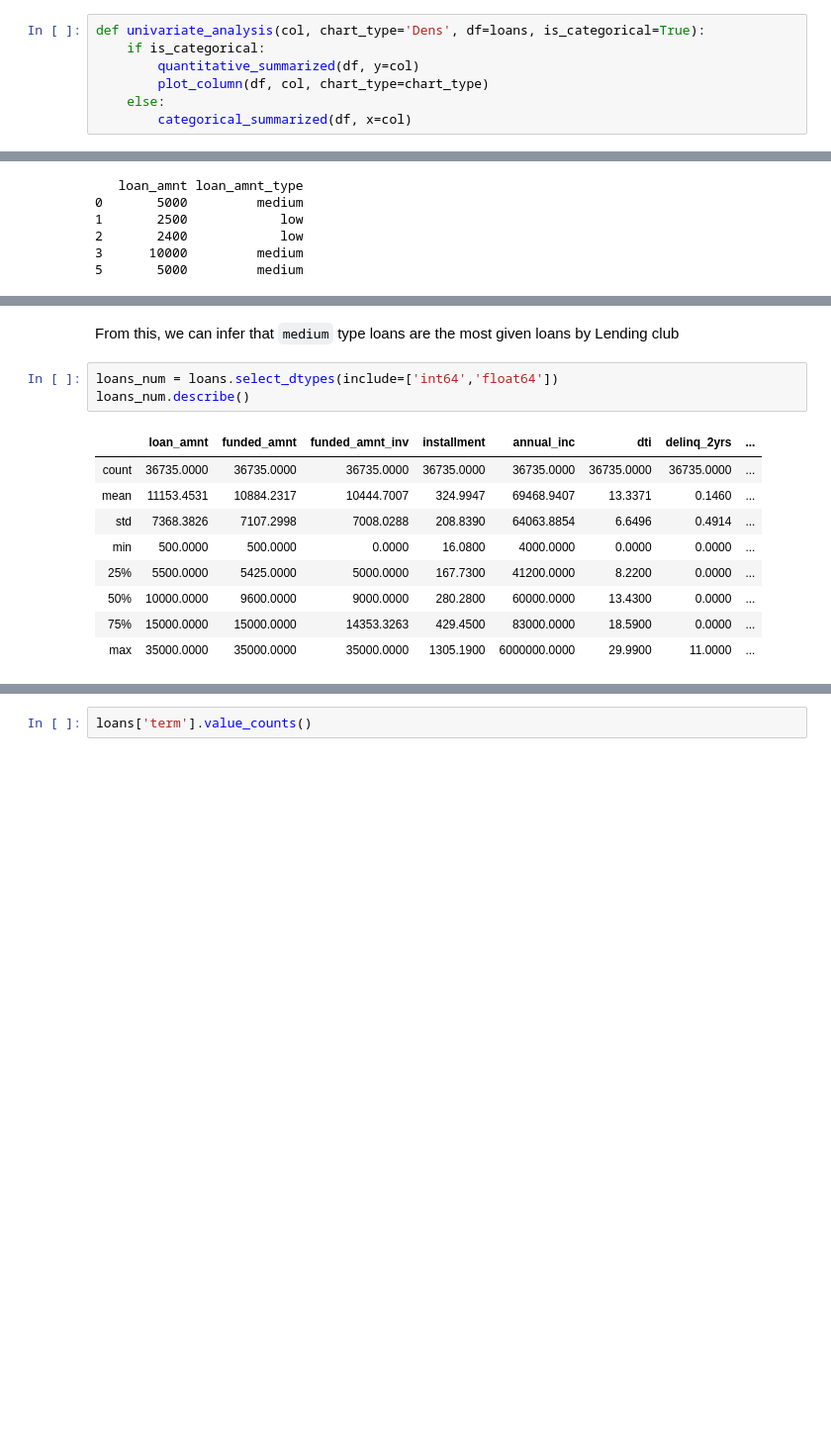
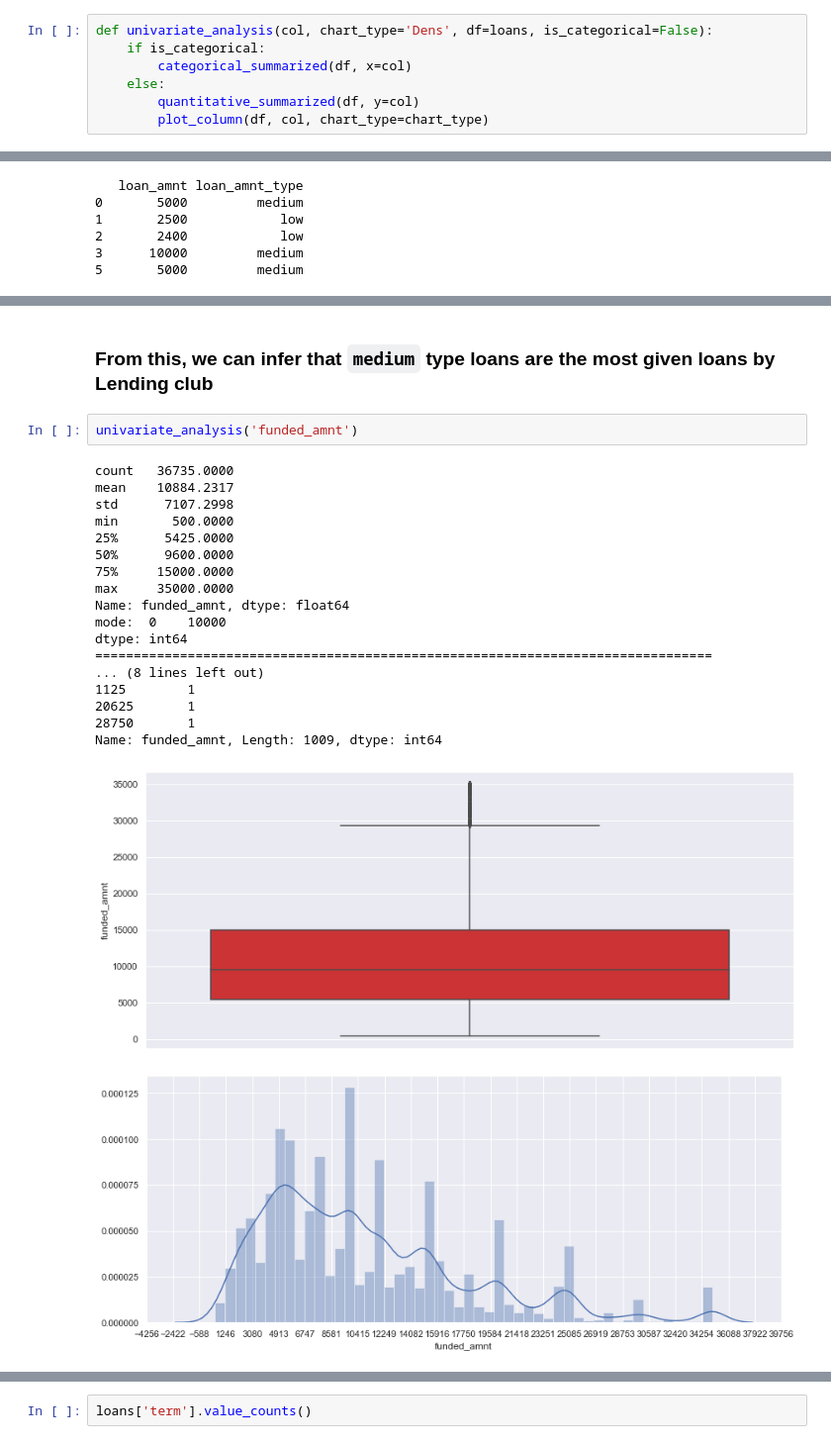
Before and after one commit to ashwanikumar04/loan-defaulter-case-study, a Jupyter notebook: ashwani_kumar.ipynb, the cells around one changed output, grey strips where cells are left out. Shown: that part at 99% size. Cells and saved outputs as stored; diff of their text form; blank space fills up the shorter version.

```diff
--- a/ashwani_kumar.ipynb
+++ b/ashwani_kumar.ipynb
@@ -454,12 +484,12 @@ def plot_column(df,
     plt.locator_params(axis='y', nbins=6)
     plt.show()
 # %%
-def univariate_analysis(col, chart_type='Dens', df=loans, is_categorical=True):
+def univariate_analysis(col, chart_type='Dens', df=loans, is_categorical=False):
     if is_categorical:
+        categorical_summarized(df, x=col)
+    else:
         quantitative_summarized(df, y=col)
         plot_column(df, col, chart_type=chart_type)
-    else:
-        categorical_summarized(df, x=col)
 # %%
 univariate_analysis('loan_amnt')
 # %% [output]
@@ -523,17 +553,26 @@ low        6886
 Name: loan_amnt_type, dtype: int64
 [figure]
 # %% [markdown]
-From this, we can infer that `medium` type loans are the most given loans by Lending club
+### From this, we can infer that `medium` type loans are the most given loans by Lending club
-# %%
-loans_num = loans.select_dtypes(include=['int64','float64'])
-loans_num.describe()
-# %% [output]
-|  | loan_amnt | funded_amnt | funded_amnt_inv | installment | annual_inc | dti | delinq_2yrs | ... |
-| count | 36735.0000 | 36735.0000 | 36735.0000 | 36735.0000 | 36735.0000 | 36735.0000 | 36735.0000 | ... |
-| mean | 11153.4531 | 10884.2317 | 10444.7007 | 324.9947 | 69468.9407 | 13.3371 | 0.1460 | ... |
-| std | 7368.3826 | 7107.2998 | 7008.0288 | 208.8390 | 64063.8854 | 6.6496 | 0.4914 | ... |
-| min | 500.0000 | 500.0000 | 0.0000 | 16.0800 | 4000.0000 | 0.0000 | 0.0000 | ... |
-| 25% | 5500.0000 | 5425.0000 | 5000.0000 | 167.7300 | 41200.0000 | 8.2200 | 0.0000 | ... |
-| 50% | 10000.0000 | 9600.0000 | 9000.0000 | 280.2800 | 60000.0000 | 13.4300 | 0.0000 | ... |
-| 75% | 15000.0000 | 15000.0000 | 14353.3263 | 429.4500 | 83000.0000 | 18.5900 | 0.0000 | ... |
-| max | 35000.0000 | 35000.0000 | 35000.0000 | 1305.1900 | 6000000.0000 | 29.9900 | 11.0000 | ... |
+# %%
+univariate_analysis('funded_amnt')
+# %% [output]
+count   36735.0000
+mean    10884.2317
+std      7107.2998
+min       500.0000
+25%      5425.0000
+50%      9600.0000
+75%     15000.0000
+max     35000.0000
+Name: funded_amnt, dtype: float64
+mode:  0    10000
+dtype: int64
+================================================================================
+... (8 lines left out)
+1125        1
+20625       1
+28750       1
+Name: funded_amnt, Length: 1009, dtype: int64
+[figure, added]
+[figure, added]
```
Also changed, not shown: parts of 42 cells of this notebook.
